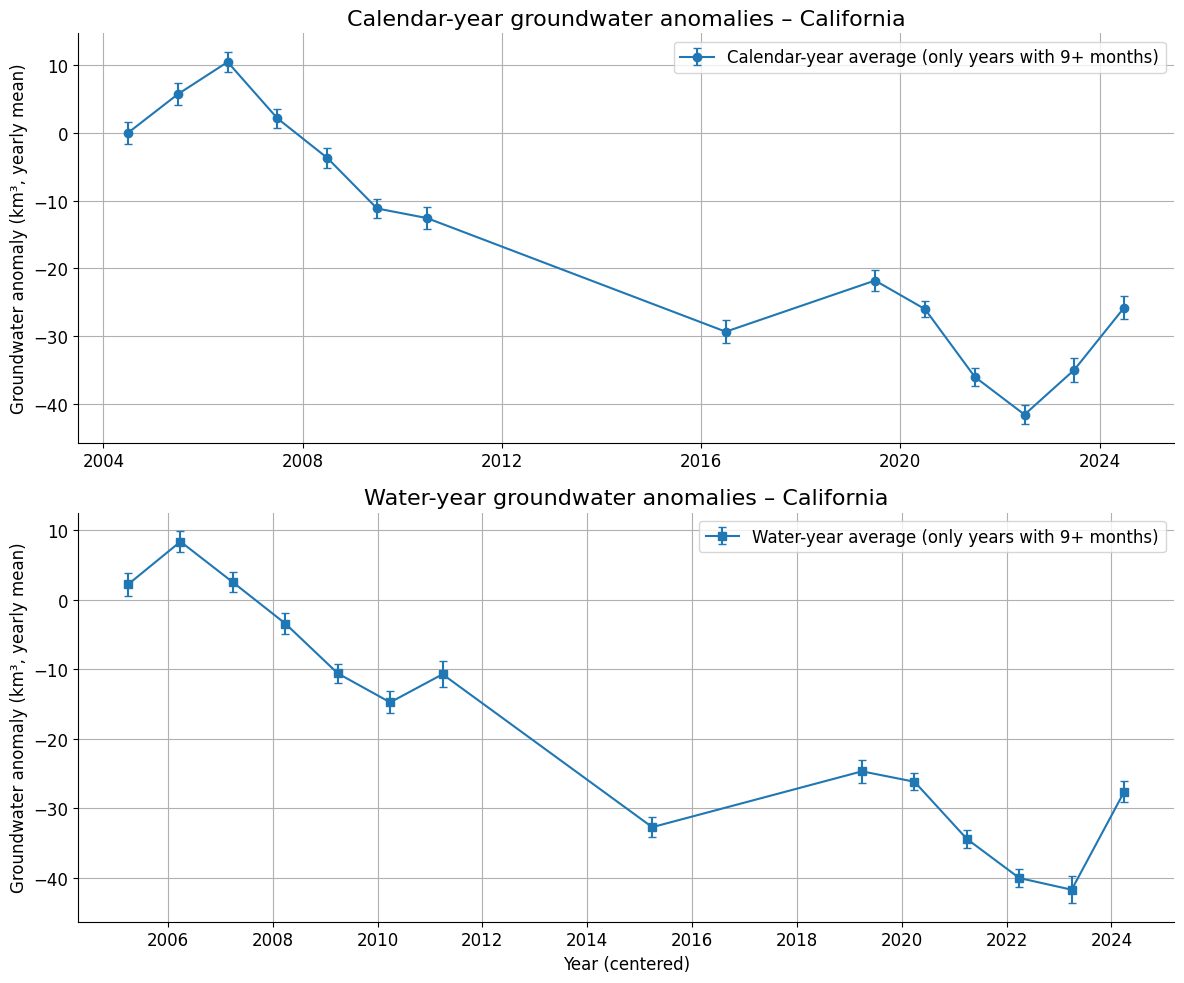
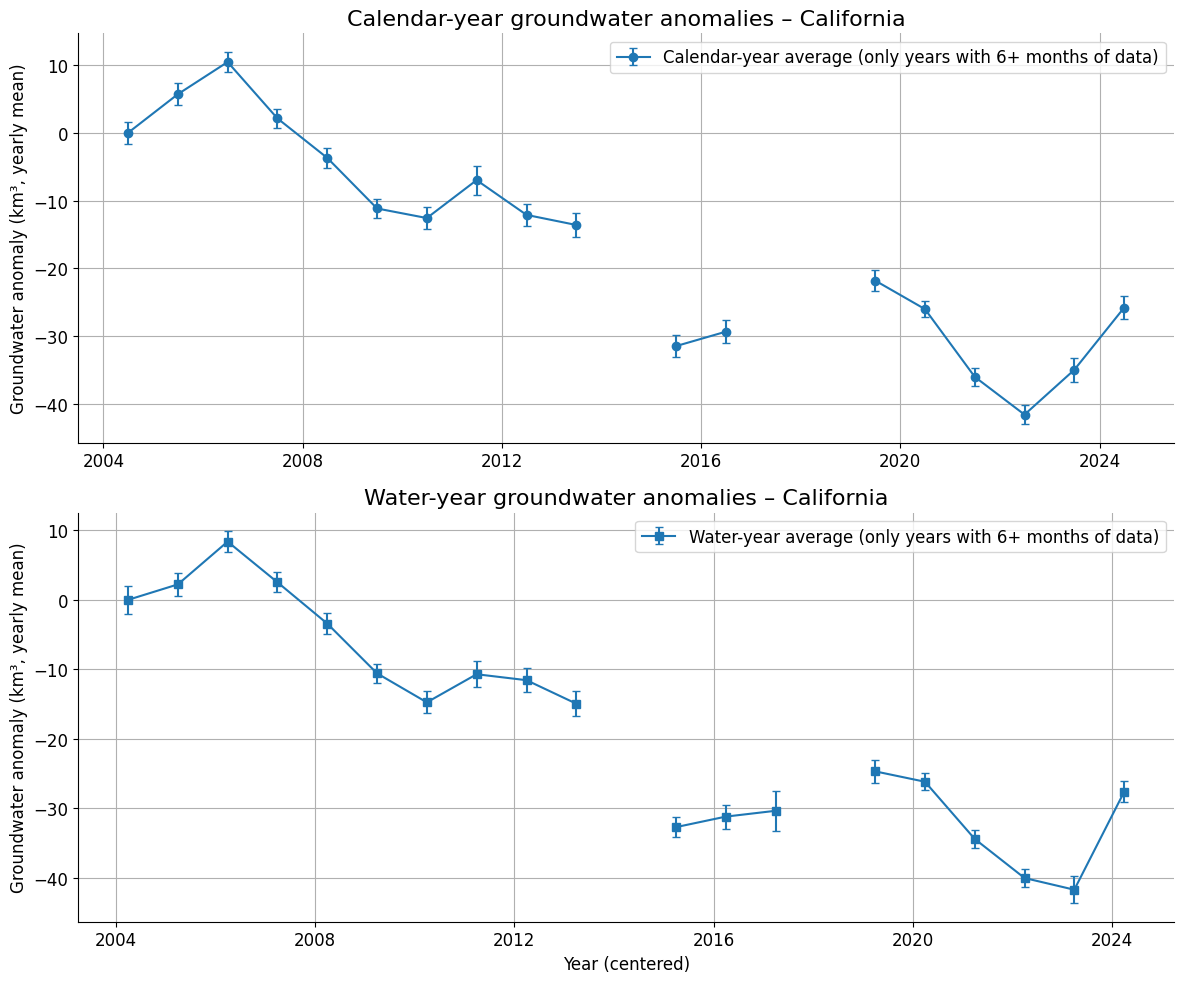
Code edit (unified diff) that turned the first committed figure into the second:
--- before
+++ after
@@ -1,8 +1,14 @@
-min_months = 9  # minimum number of months required to plot a yearly value
+min_months = 6  # minimum number of months required to plot a yearly value
 
-if min_months < 12:
-    filter_blurb = f" (only years with {min_months}+ months)"
+# Set split_gaps to None in order to plot a single unbroken line that interpolates over missing data.
+# Set split_gaps to (e.g.) 2.0 to break lines at gaps ≥ 2 years
+split_gaps = 1.5
+
+if   min_months <= 1:
+    filter_blurb = ""
+elif min_months < 12:
+    filter_blurb = f" (only years with {min_months}+ months of data)"
 else:
-    filter_blurb = ""
+    filter_blurb = " (only years with 12 months of data)"
 
 sw_cal_yr = results["calendar_year"].copy()
@@ -13,15 +19,82 @@
 sw_wat_plot = sw_wat_yr[sw_wat_yr["n_months_used"] >= min_months]
 
+# Optional: threshold for breaking line segments, as a Timedelta
+gap_threshold = None
+if split_gaps is not None:
+    gap_threshold = pd.Timedelta(days=365.25 * float(split_gaps))
+
+
+def _errorbar_with_optional_gaps(ax, df, fmt, capsize, base_label):
+    """
+    Plot yearly data with error bars; if gap_threshold is not None,
+    split the line wherever the time gap exceeds that threshold.
+    """
+    if df.empty:
+        return
+
+    # No splitting → behave exactly like the original code
+    if gap_threshold is None:
+        ax.errorbar(
+            df.index,
+            df["groundwater"],
+            yerr=df["error"],
+            fmt=fmt,
+            capsize=3,
+            label=base_label,
+        )
+        return
+
+    # Split into contiguous segments
+    idx_sorted = df.index.sort_values()
+    diffs = idx_sorted.to_series().diff()
+
+    # indices where the gap exceeds the threshold
+    break_idx = np.where(diffs > gap_threshold)[0]
+
+    # segment boundaries
+    boundaries = list(break_idx) + [len(idx_sorted)]
+    start = 0
+    first = True
+    color = None
+
+    for stop in boundaries:
+        seg_idx = idx_sorted[start:stop]
+        if len(seg_idx) > 0:
+            seg = df.loc[seg_idx]
+            if first:
+                # Let matplotlib pick the color once, then reuse it
+                container = ax.errorbar(
+                    seg.index,
+                    seg["groundwater"],
+                    yerr=seg["error"],
+                    fmt=fmt,
+                    capsize=capsize,
+                    label=base_label,
+                )
+                # container[0] is the main line
+                color = container[0].get_color()
+                first = False
+            else:
+                ax.errorbar(
+                    seg.index,
+                    seg["groundwater"],
+                    yerr=seg["error"],
+                    fmt=fmt,
+                    capsize=capsize,
+                    label=None,
+                    color=color,
+                )
+        start = stop
+
 fig, axes = plt.subplots(2, 1, figsize=(12, 10), sharex=False)
 
 # Calendar-year averages
 ax1 = axes[0]
-ax1.errorbar(
-    sw_cal_plot.index,
-    sw_cal_plot["groundwater"],
-    yerr=sw_cal_plot["error"],
+_errorbar_with_optional_gaps(
+    ax1,
+    sw_cal_plot,
     fmt="o-",
     capsize=3,
-    label=f"Calendar-year average{filter_blurb}",
+    base_label=f"Calendar-year average{filter_blurb}",
 )
 ax1.set_title(f"Calendar-year groundwater anomalies – {options.args.basin}", fontsize = options.title_font)
@@ -32,11 +105,10 @@
 # Water-year averages
 ax2 = axes[1]
-ax2.errorbar(
-    sw_wat_plot.index,
-    sw_wat_plot["groundwater"],
-    yerr=sw_wat_plot["error"],
+_errorbar_with_optional_gaps(
+    ax2,
+    sw_wat_plot,
     fmt="s-",
     capsize=3,
-    label=f"Water-year average{filter_blurb}",
+    base_label=f"Water-year average{filter_blurb}",
 )
 ax2.set_title(f"Water-year groundwater anomalies – {options.args.basin}", fontsize = options.title_font)

Commit: Updated Jupyter notebook again